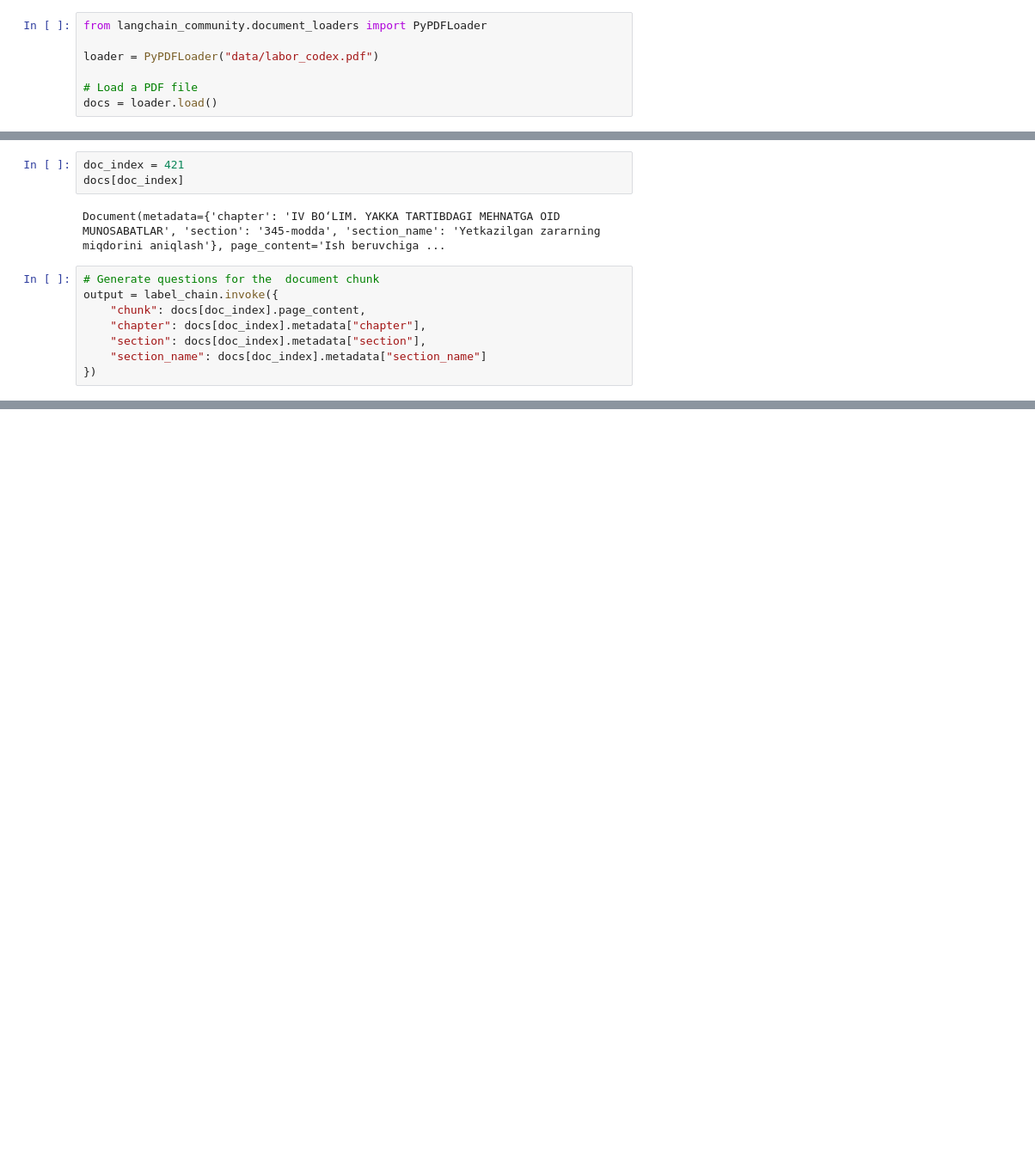
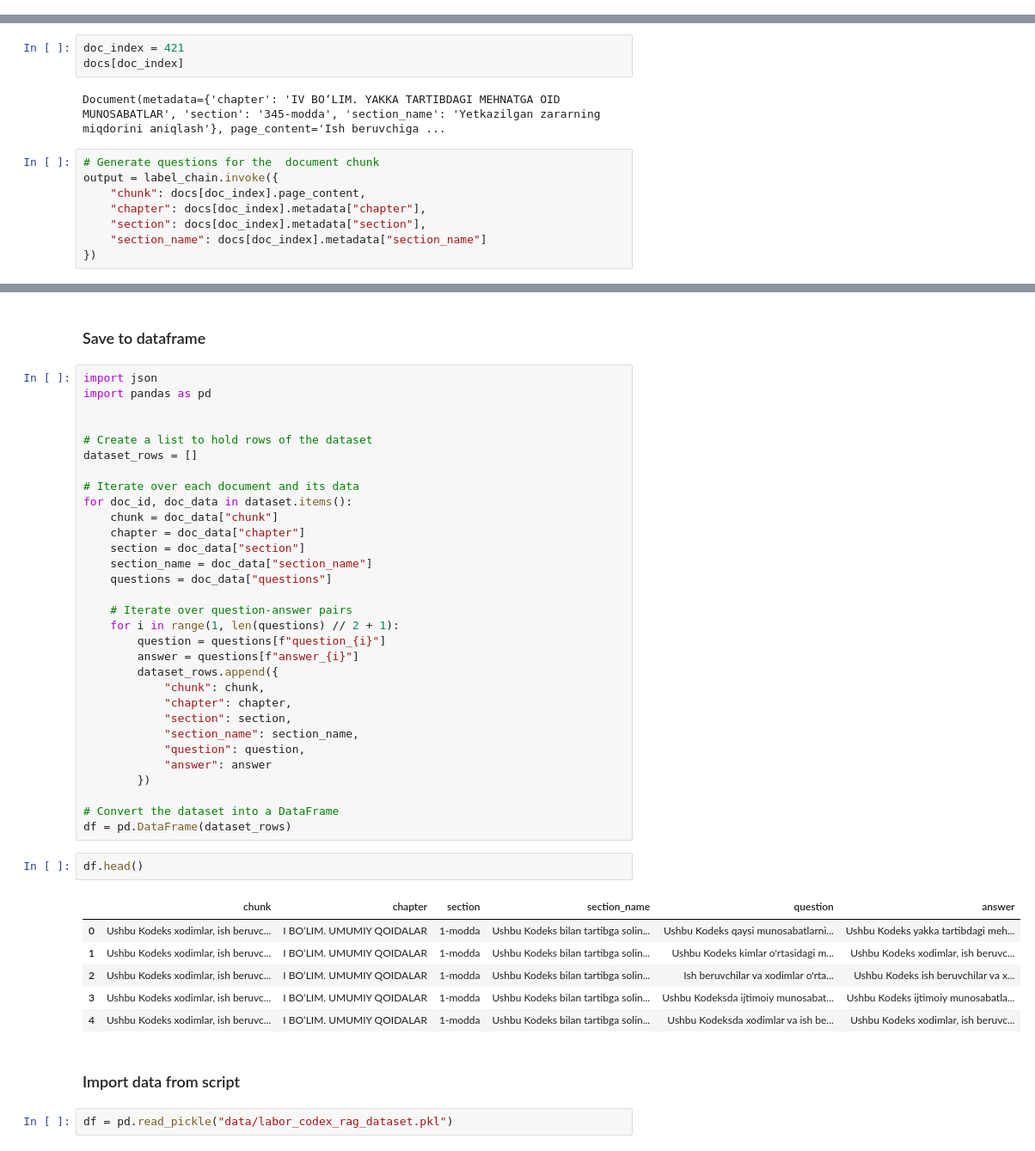
Before and after one commit to fitlemon/try_my_rag, a Jupyter notebook: generate_rag_dataset.ipynb, the cells around one changed output, grey strips where cells are left out. Shown at 86% size. Drawn from its saved outputs; the diff is of its cells as text; blank space fills up the shorter version.

Commit message:
add scripts

```diff
--- a/generate_rag_dataset.ipynb
+++ b/generate_rag_dataset.ipynb
@@ -155,13 +155,6 @@ class RegexTextSplitter(TextSplitter):
             split_docs = self.split_text(doc.page_content)
             split_documents.extend(split_docs)
         return split_documents
-# %%
-from langchain_community.document_loaders import PyPDFLoader
-
-loader = PyPDFLoader("data/labor_codex.pdf")
-
-# Load a PDF file
-docs = loader.load()
 # %%
 text = ""
 
@@ -354,0 +363,46 @@ output
+# %% [markdown]
+### Save to dataframe
+# %%
+import json
+import pandas as pd
+
+
+# Create a list to hold rows of the dataset
+dataset_rows = []
+
+# Iterate over each document and its data
+for doc_id, doc_data in dataset.items():
+    chunk = doc_data["chunk"]
+    chapter = doc_data["chapter"]
+    section = doc_data["section"]
+    section_name = doc_data["section_name"]
+    questions = doc_data["questions"]
+
+    # Iterate over question-answer pairs
+    for i in range(1, len(questions) // 2 + 1):
+        question = questions[f"question_{i}"]
+        answer = questions[f"answer_{i}"]
+        dataset_rows.append({
+            "chunk": chunk,
+            "chapter": chapter,
+            "section": section,
+            "section_name": section_name,
+            "question": question,
+            "answer": answer
+        })
+
+# Convert the dataset into a DataFrame
+df = pd.DataFrame(dataset_rows)
+# %%
+df.head()
+# %% [output]
+|  | chunk | chapter | section | section_name | question | answer |
+| 0 | Ushbu Kodeks xodimlar, ish beruvc... | I BO‘LIM. UMUMIY QOIDALAR | 1-modda | Ushbu Kodeks bilan tartibga solin... | Ushbu Kodeks qaysi munosabatlarni... | Ushbu Kodeks yakka tartibdagi meh... |
+| 1 | Ushbu Kodeks xodimlar, ish beruvc... | I BO‘LIM. UMUMIY QOIDALAR | 1-modda | Ushbu Kodeks bilan tartibga solin... | Ushbu Kodeks kimlar o'rtasidagi m... | Ushbu Kodeks xodimlar, ish beruvc... |
+| 2 | Ushbu Kodeks xodimlar, ish beruvc... | I BO‘LIM. UMUMIY QOIDALAR | 1-modda | Ushbu Kodeks bilan tartibga solin... | Ish beruvchilar va xodimlar o'rta... | Ushbu Kodeks ish beruvchilar va x... |
+| 3 | Ushbu Kodeks xodimlar, ish beruvc... | I BO‘LIM. UMUMIY QOIDALAR | 1-modda | Ushbu Kodeks bilan tartibga solin... | Ushbu Kodeksda ijtimoiy munosabat... | Ushbu Kodeks ijtimoiy munosabatla... |
+| 4 | Ushbu Kodeks xodimlar, ish beruvc... | I BO‘LIM. UMUMIY QOIDALAR | 1-modda | Ushbu Kodeks bilan tartibga solin... | Ushbu Kodeksda xodimlar va ish be... | Ushbu Kodeks xodimlar, ish beruvc... |
+# %% [markdown]
+### Import data from script
+# %%
+df = pd.read_pickle("data/labor_codex_rag_dataset.pkl")
```
Also changed, not shown: parts of 16 cells of this notebook, 1 other file.
